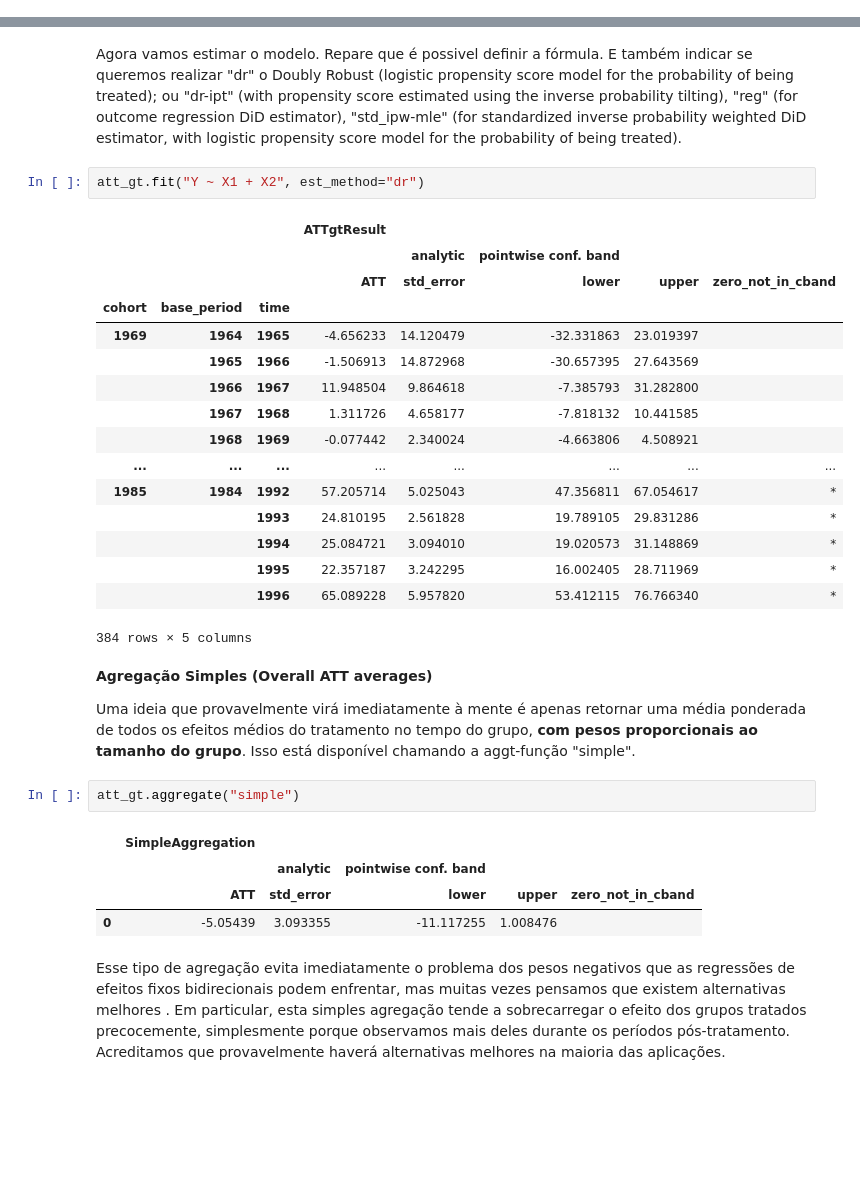
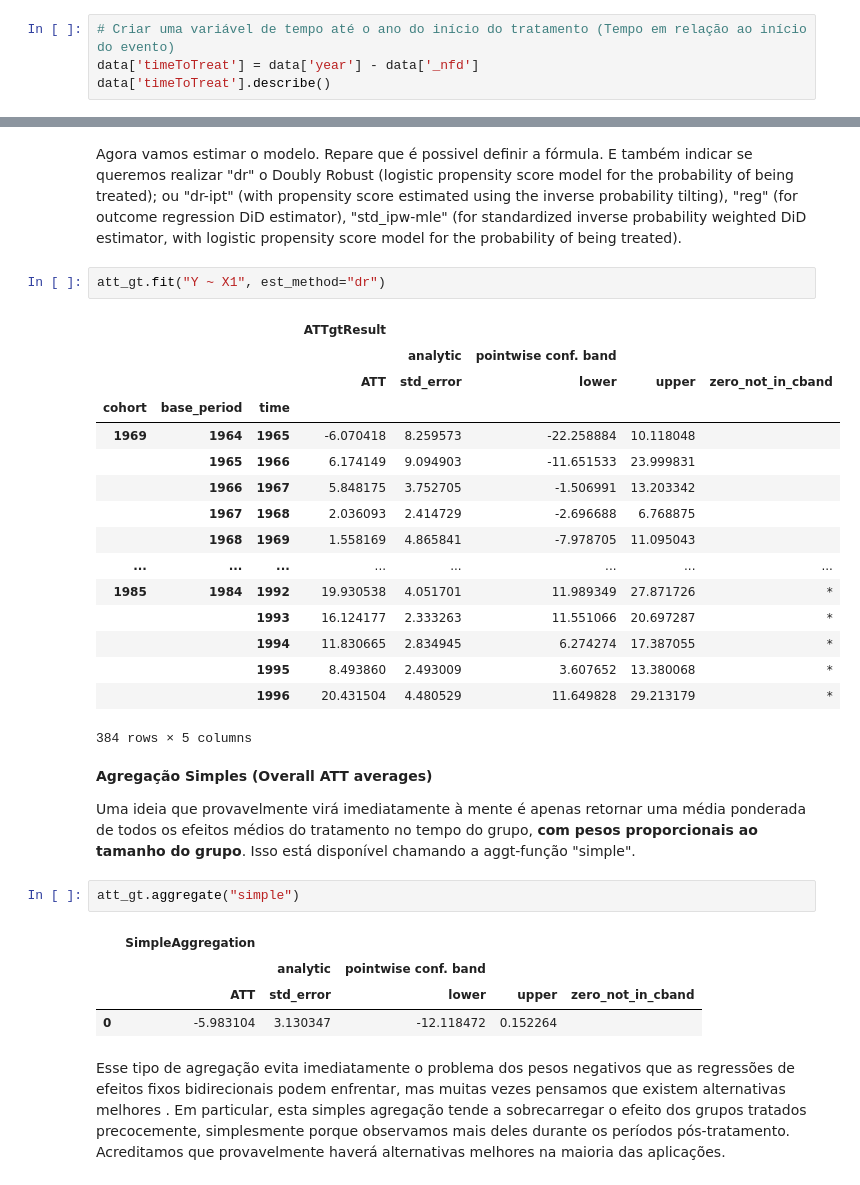
Before and after one commit to Daniel-Uhr/Microeconometrics_Notes, a Jupyter notebook: 09-DD_time_het_treatment.ipynb, the cells around one changed output, grey strips where cells are left out. Saved outputs shown, nothing was run; the diff lists cells and outputs as text; blank space fills up the shorter version.

```diff
--- a/09-DD_time_het_treatment.ipynb
+++ b/09-DD_time_het_treatment.ipynb
@@ -466,3 +466,7 @@ data['X3'] = data['cases']
 
 # Vamos criar a variável de grupo G
 data['G']=data['_nfd']
+# %%
+# Criar uma variável de tempo até o ano do início do tratamento (Tempo em relação ao início do evento)
+data['timeToTreat'] = data['year'] - data['_nfd']
+data['timeToTreat'].describe()
@@ -519,23 +550,23 @@ att_gt = ATTgt(data=data, cohort_name="G")
 # %% [markdown]
 Agora vamos estimar o modelo. Repare que é possivel definir a fórmula. E também indicar se queremos realizar "dr" o Doubly Robust (logistic propensity score model for the probability of being treated); ou "dr-ipt" (with propensity score estimated using the inverse probability tilting), "reg" (for outcome regression DiD estimator), "std_ipw-mle" (for standardized inverse probability weighted DiD estimator, with logistic propensity score model for the probability of being treated).
 # %%
-att_gt.fit("Y ~ X1 + X2", est_method="dr")
+att_gt.fit("Y ~ X1", est_method="dr")
 # %% [output]
 |  |  |  | ATTgtResult |  |  |  |  |
 |  |  |  |  | analytic | pointwise conf. band |  |  |
 |  |  |  | ATT | std_error | lower | upper | zero_not_in_cband |
 | cohort | base_period | time |  |  |  |  |  |
-| 1969 | 1964 | 1965 | -4.656233 | 14.120479 | -32.331863 | 23.019397 |  |
-|  | 1965 | 1966 | -1.506913 | 14.872968 | -30.657395 | 27.643569 |  |
-|  | 1966 | 1967 | 11.948504 | 9.864618 | -7.385793 | 31.282800 |  |
-|  | 1967 | 1968 | 1.311726 | 4.658177 | -7.818132 | 10.441585 |  |
-|  | 1968 | 1969 | -0.077442 | 2.340024 | -4.663806 | 4.508921 |  |
+| 1969 | 1964 | 1965 | -6.070418 | 8.259573 | -22.258884 | 10.118048 |  |
+|  | 1965 | 1966 | 6.174149 | 9.094903 | -11.651533 | 23.999831 |  |
+|  | 1966 | 1967 | 5.848175 | 3.752705 | -1.506991 | 13.203342 |  |
+|  | 1967 | 1968 | 2.036093 | 2.414729 | -2.696688 | 6.768875 |  |
+|  | 1968 | 1969 | 1.558169 | 4.865841 | -7.978705 | 11.095043 |  |
 | ... | ... | ... | ... | ... | ... | ... | ... |
-| 1985 | 1984 | 1992 | 57.205714 | 5.025043 | 47.356811 | 67.054617 | * |
-|  |  | 1993 | 24.810195 | 2.561828 | 19.789105 | 29.831286 | * |
-|  |  | 1994 | 25.084721 | 3.094010 | 19.020573 | 31.148869 | * |
-|  |  | 1995 | 22.357187 | 3.242295 | 16.002405 | 28.711969 | * |
-|  |  | 1996 | 65.089228 | 5.957820 | 53.412115 | 76.766340 | * |
+| 1985 | 1984 | 1992 | 19.930538 | 4.051701 | 11.989349 | 27.871726 | * |
+|  |  | 1993 | 16.124177 | 2.333263 | 11.551066 | 20.697287 | * |
+|  |  | 1994 | 11.830665 | 2.834945 | 6.274274 | 17.387055 | * |
+|  |  | 1995 | 8.493860 | 2.493009 | 3.607652 | 13.380068 | * |
+|  |  | 1996 | 20.431504 | 4.480529 | 11.649828 | 29.213179 | * |
 384 rows × 5 columns
 # %% [markdown]
 **Agregação Simples (Overall ATT averages)**
@@ -547,7 +578,7 @@ att_gt.aggregate("simple")
 |  | SimpleAggregation |  |  |  |  |
 |  |  | analytic | pointwise conf. band |  |  |
 |  | ATT | std_error | lower | upper | zero_not_in_cband |
-| 0 | -5.05439 | 3.093355 | -11.117255 | 1.008476 |  |
+| 0 | -5.983104 | 3.130347 | -12.118472 | 0.152264 |  |
 # %% [markdown]
 Esse tipo de agregação evita imediatamente o problema dos pesos negativos que as regressões de efeitos fixos bidirecionais podem enfrentar, mas muitas vezes pensamos que existem alternativas melhores . Em particular, esta simples agregação tende a sobrecarregar o efeito dos grupos tratados precocemente, simplesmente porque observamos mais deles durante os períodos pós-tratamento. Acreditamos que provavelmente haverá alternativas melhores na maioria das aplicações.
 # %% [markdown]
```
Also changed, not shown: parts of 29 cells of this notebook.
